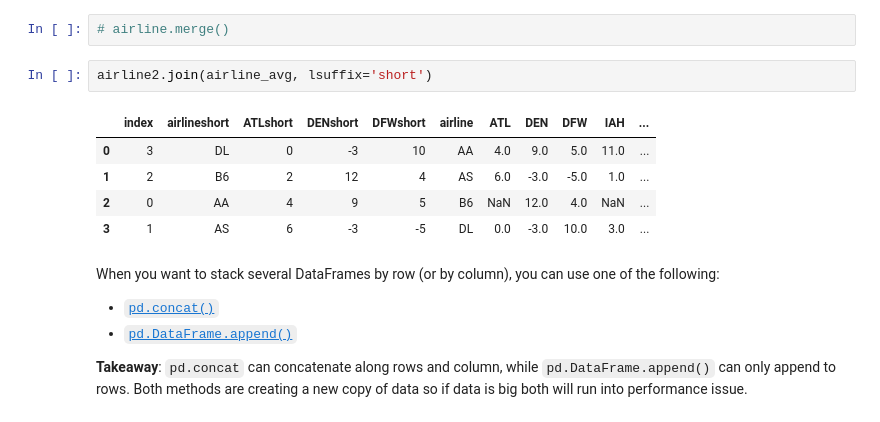
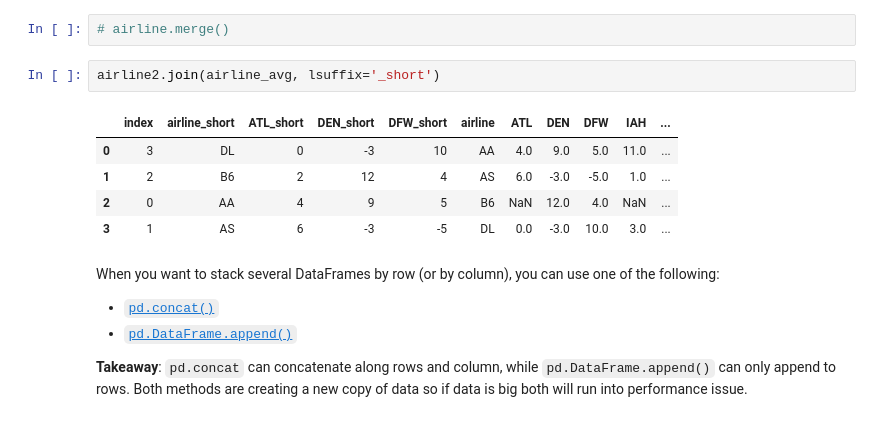
Before and after one commit to DS-XL/ds-intro-class-2022, a Jupyter notebook: pandas_intro/03_Data_manipulation.ipynb, the cells around one changed output. Cells and saved outputs as stored; diff of their text form.

```diff
--- a/pandas_intro/03_Data_manipulation.ipynb
+++ b/pandas_intro/03_Data_manipulation.ipynb
@@ -660,9 +676,9 @@ airline2
 # %%
 # airline.merge()
 # %%
-airline2.join(airline_avg, lsuffix='short')
+airline2.join(airline_avg, lsuffix='_short')
 # %% [output]
-|  | index | airlineshort | ATLshort | DENshort | DFWshort | airline | ATL | DEN | DFW | IAH | ... |
+|  | index | airline_short | ATL_short | DEN_short | DFW_short | airline | ATL | DEN | DFW | IAH | ... |
 | 0 | 3 | DL | 0 | -3 | 10 | AA | 4.0 | 9.0 | 5.0 | 11.0 | ... |
 | 1 | 2 | B6 | 2 | 12 | 4 | AS | 6.0 | -3.0 | -5.0 | 1.0 | ... |
 | 2 | 0 | AA | 4 | 9 | 5 | B6 | NaN | 12.0 | 4.0 | NaN | ... |
```
Also changed, not shown: parts of 18 cells of this notebook, 3 other files.
